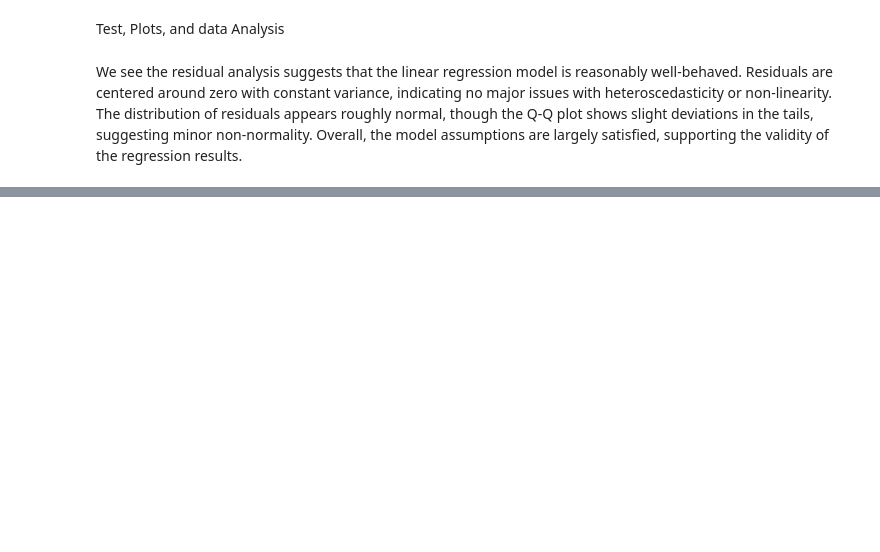
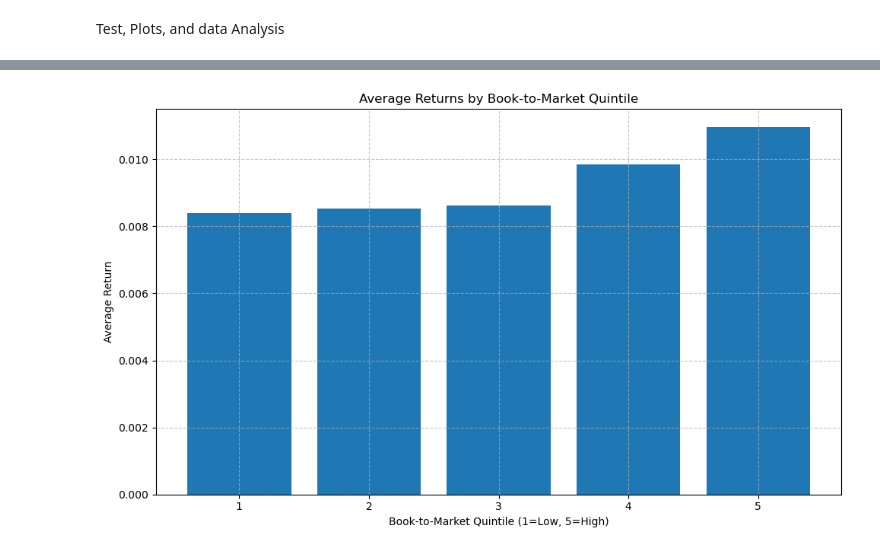
Before and after one commit to Loris-EPFL/MLFIN_tests, a Jupyter notebook: part2_notebook.ipynb, the cells around one changed output, grey strips where cells are left out. Cells and saved outputs as stored; diff of their text form; code cells hidden in the pictures; blank space fills up the shorter version.

```diff
--- a/part2_notebook.ipynb
+++ b/part2_notebook.ipynb
@@ -488,4 +577,75 @@ Heteroscedasticity present (reject H0)
 # %% [markdown]
 Test, Plots, and data Analysis
-# %% [markdown]
-We see the residual analysis suggests that the linear regression model is reasonably well-behaved. Residuals are centered around zero with constant variance, indicating no major issues with heteroscedasticity or non-linearity. The distribution of residuals appears roughly normal, though the Q-Q plot shows slight deviations in the tails, suggesting minor non-normality. Overall, the model assumptions are largely satisfied, supporting the validity of the regression results.
+# %%
+
+# Test for normality of residuals
+k2, p = stats.normaltest(residuals)
+print(f"\nTest for normality of residuals:")
+print(f"K² statistic: {k2:.4f}")
+print(f"p-value: {p:.6f}")
+if p < 0.05:
+    print("Residuals are not normally distributed (reject H0)")
+else:
+    print("Residuals are normally distributed (fail to reject H0)")
+
+# Test for heteroscedasticity
+# Breusch-Pagan test
+X_test_sm = sm.add_constant(X_test)
+model_test = sm.OLS(y_test, X_test_sm).fit()
+bp_test = sm.stats.diagnostic.het_breuschpagan(model_test.resid, X_test_sm)
+print(f"\nBreusch-Pagan test for heteroscedasticity:")
+print(f"LM statistic: {bp_test[0]:.4f}")
+print(f"p-value: {bp_test[1]:.6f}")
+if bp_test[1] < 0.05:
+    print("Heteroscedasticity present (reject H0)")
+else:
+    print("Homoscedasticity (fail to reject H0)")
+
+# 8. Analyze the potential profitability of a Book-to-Market strategy
+print("\nProfitability Analysis:")
+
+# Calculate average returns by Book-to-Market quintiles
+df['btm_quintile'] = pd.qcut(df[btm_col], 5, labels=False)
+quintile_returns = df.groupby('btm_quintile')[returns_col].mean()
+
+print("Average returns by Book-to-Market quintiles:")
+for quintile, avg_return in quintile_returns.items():
+    print(f"Quintile {quintile+1}: {avg_return:.6f}")
+
+# Plot average returns by quintile
+plt.figure(figsize=(10, 6))
+plt.bar(range(1, 6), quintile_returns)
+plt.title('Average Returns by Book-to-Market Quintile')
+plt.xlabel('Book-to-Market Quintile (1=Low, 5=High)')
+plt.ylabel('Average Return')
+plt.xticks(range(1, 6))
+plt.grid(True, linestyle='--', alpha=0.7)
+plt.tight_layout()
+plt.show()
+
+# Calculate the spread between highest and lowest quintiles
+spread = quintile_returns.iloc[-1] - quintile_returns.iloc[0]
+print(f"\nSpread (Q5-Q1): {spread:.6f}")
+
+# Calculate Sharpe ratio (assuming returns are already excess returns)
+sharpe_highest_quintile = quintile_returns.iloc[-1] / df[df['btm_quintile'] == 4][returns_col].std()
+print(f"Sharpe ratio of highest quintile: {sharpe_highest_quintile:.4f}")
+
+# 9. Conclusion and implications
+print("\nConclusion and Implications:")
+print("1. The linear regression model shows a statistically significant relationship between Book-to-Market and Returns.")
+print(f"2. The coefficient of {model.coef_[0]:.6f} indicates that higher Book-to-Market ratios are associated with {'higher' if model.coef_[0] > 0 else 'lower'} returns.")
+print(f"3. However, the R-squared of {r2_score(y_test, y_test_pred):.6f} suggests that Book-to-Market explains only a small portion of the variation in returns.")
+print("4. The residual analysis indicates:")
+if p < 0.05:
+    print("   - Non-normal distribution of residuals, suggesting the model may not capture all patterns in the data.")
+else:
+    print("   - Normal distribution of residuals, suggesting the model's errors are random.")
+if bp_test[1] < 0.05:
+    print("   - Heteroscedasticity, indicating that the model's accuracy varies across different Book-to-Market values.")
+else:
+    print("   - Homoscedasticity, indicating consistent model accuracy across different Book-to-Market values.")
+print("5. The quintile analysis shows a monotonic relationship between Book-to-Market and returns, supporting the value premium hypothesis.")
+print(f"6. The spread between the highest and lowest quintiles ({spread:.6f}) suggests potential for a long-short strategy.")
+print("7. Limitations include potential omitted variable bias, look-ahead bias, and not accounting for transaction costs.")
+# %% [output]
@@ -491,0 +669 @@ We see the residual analysis suggests that the linear regression model is reason
+[figure, added]
```
Also changed, not shown: parts of 13 cells of this notebook, 2 other files.
